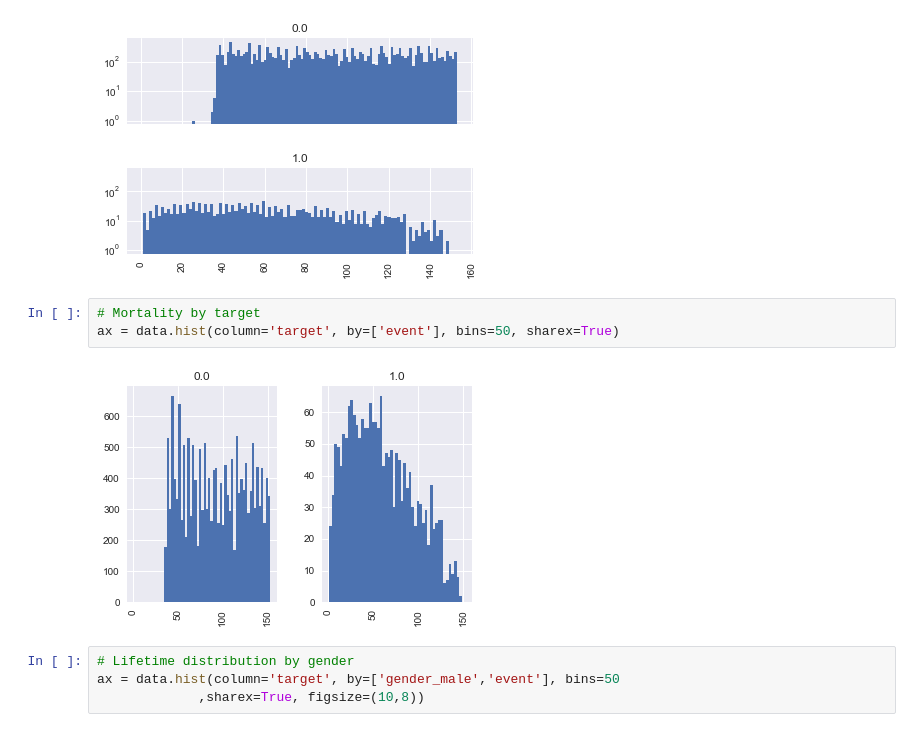
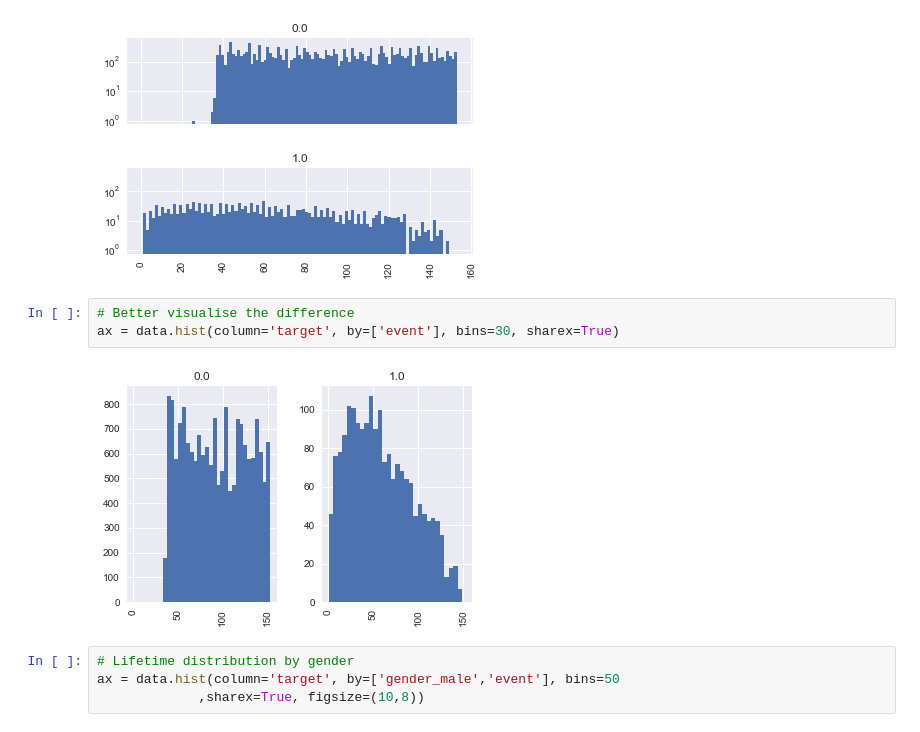
Before and after one commit to Cici-xihui/projet_AIC_Survival, a Jupyter notebook: README.ipynb, the cells around one changed output. Saved outputs shown, nothing was run; the diff lists cells and outputs as text.

```diff
--- a/README.ipynb
+++ b/README.ipynb
@@ -97,10 +117,10 @@ ax=data.hist(column='target', by='event', bins=100, layout=(2,1), log=True, shar
 # %% [output]
 [figure]
 # %%
-# Mortality by target
-ax = data.hist(column='target', by=['event'], bins=50, sharex=True)
+# Better visualise the difference
+ax = data.hist(column='target', by=['event'], bins=30, sharex=True)
 # %% [output]
-[figure, old version]
+[figure, new version]
 # %%
 # Lifetime distribution by gender
 ax = data.hist(column='target', by=['gender_male','event'], bins=50
```
Also changed, not shown: parts of 4 cells of this notebook, 2 other files.
